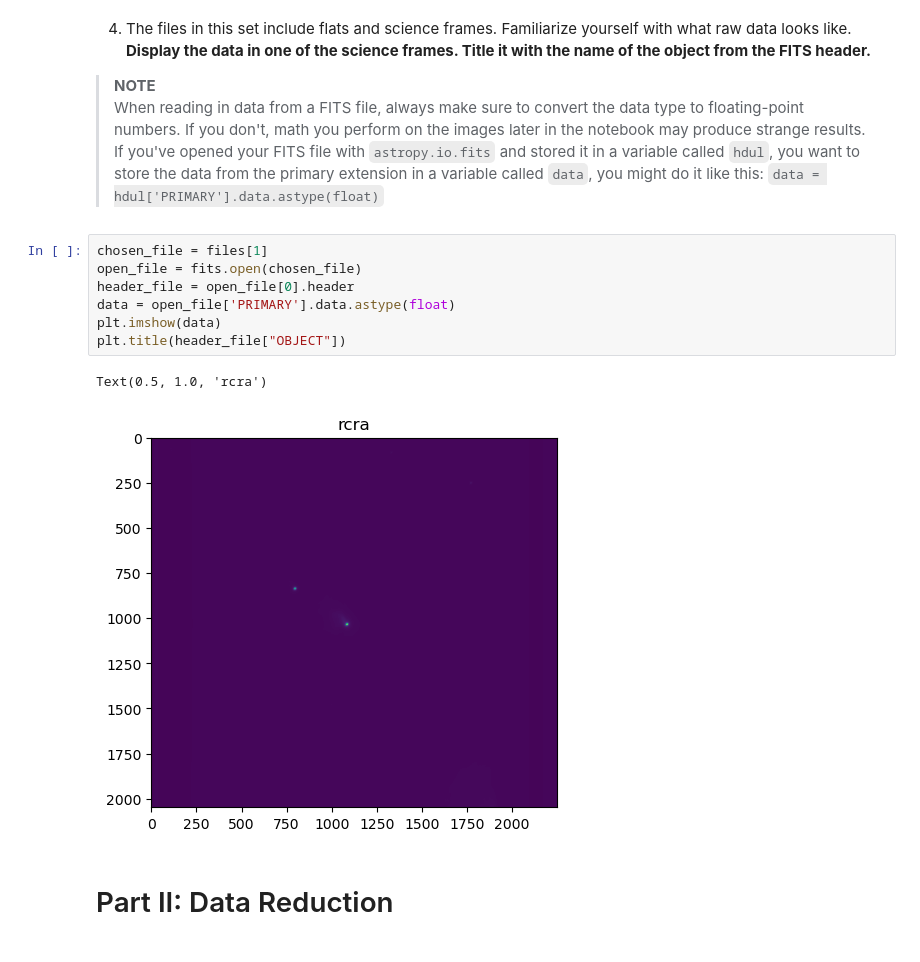
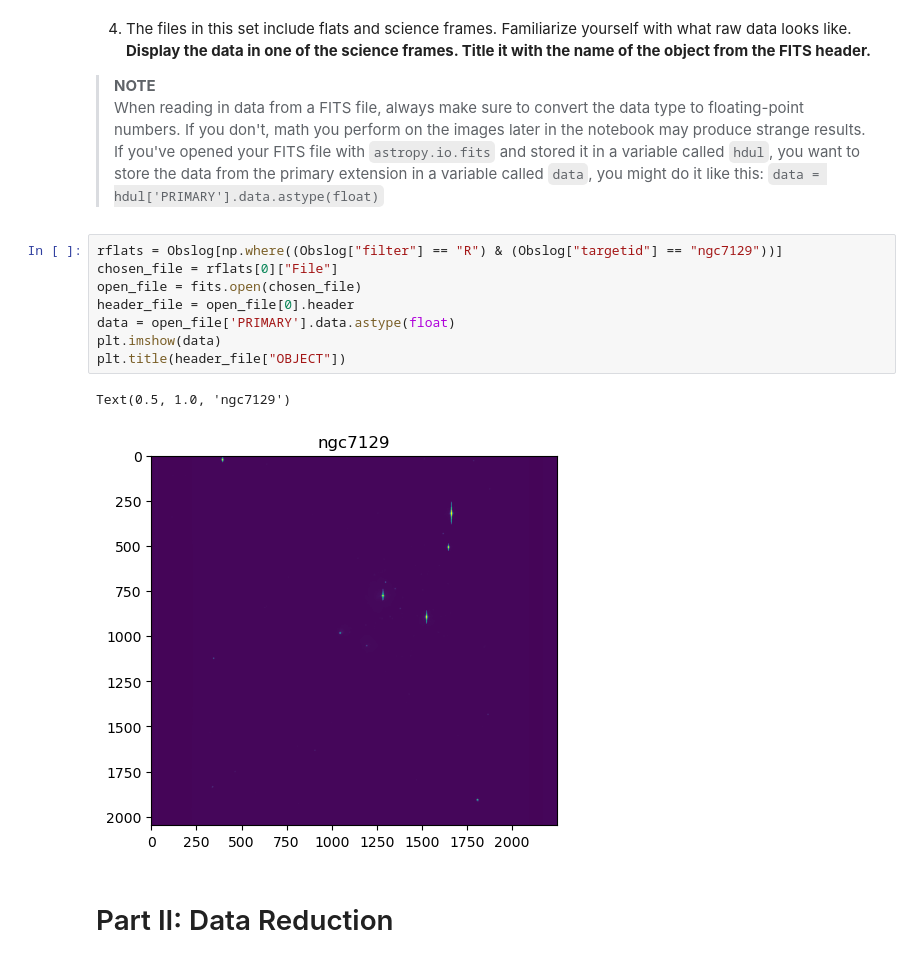
Before and after one commit to Hallflower20/ay107-data-reduction, a Jupyter notebook: problemset2.ipynb, the cells around one changed output. Cells and saved outputs as stored; diff of their text form.

```diff
--- a/problemset2.ipynb
+++ b/problemset2.ipynb
@@ -142,15 +145,16 @@ Table length=30
 > When reading in data from a FITS file, always make sure to convert the data type to floating-point numbers. If you don't, math you perform on the images later in the notebook may produce strange results. If you've opened your FITS file with `astropy.io.fits` and stored it in a variable called `hdul`, you want to store the data from the primary extension in a variable called `data`, you might do it like this:
 > `data = hdul['PRIMARY'].data.astype(float)`
 # %%
-chosen_file = files[1]
+rflats = Obslog[np.where((Obslog["filter"] == "R") & (Obslog["targetid"] == "ngc7129"))]
+chosen_file = rflats[0]["File"]
 open_file = fits.open(chosen_file)
 header_file = open_file[0].header
 data = open_file['PRIMARY'].data.astype(float)
 plt.imshow(data)
 plt.title(header_file["OBJECT"])
 # %% [output]
-Text(0.5, 1.0, 'rcra')
+Text(0.5, 1.0, 'ngc7129')
-[figure, old version]
+[figure, new version]
 # %% [markdown]
 # Part II: Data Reduction
 # %% [markdown]
```
Also changed, not shown: parts of 28 cells of this notebook, 31 other files.
